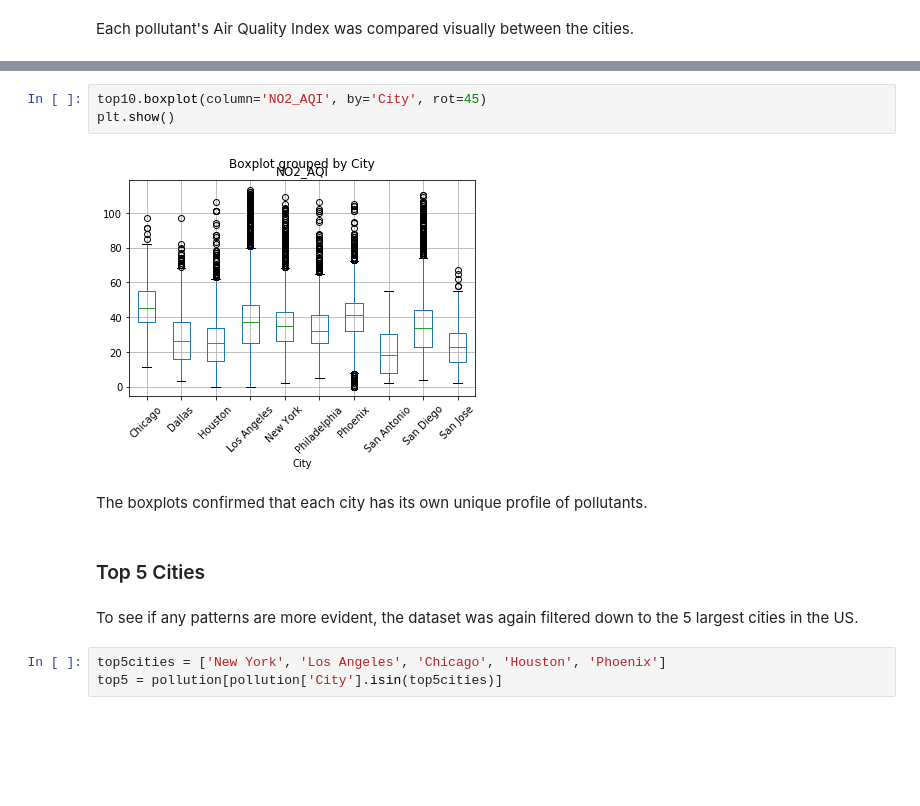
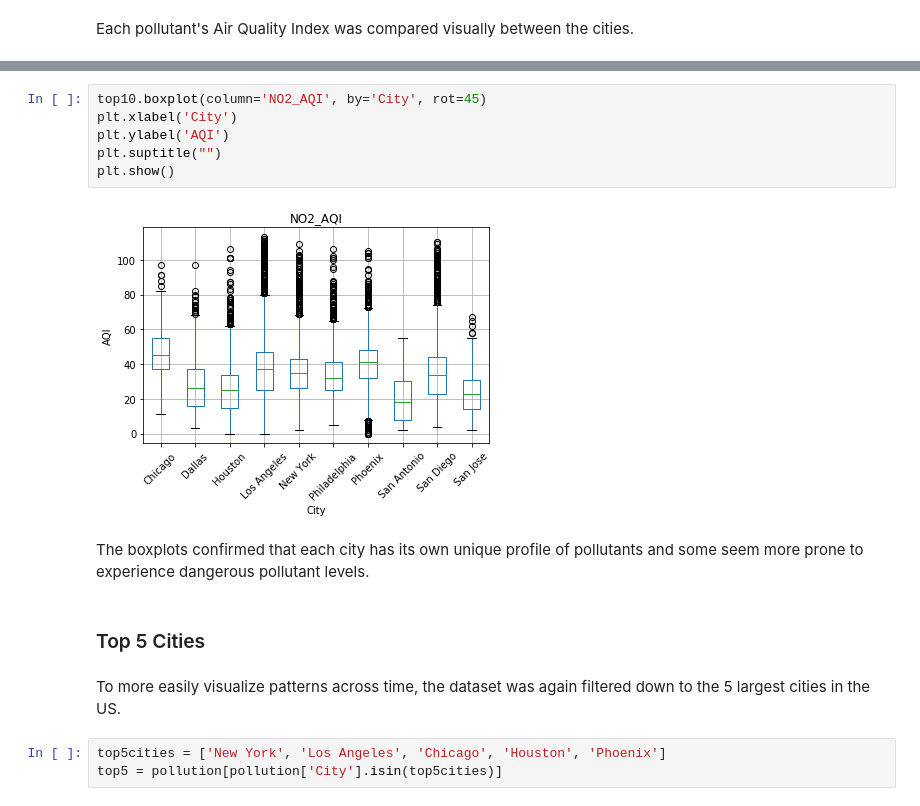
Before and after one commit to bouncebarkrun/Springboard-Data-Science-Career-Track, a Jupyter notebook: 1st Capstone Project/Capstone 1 EDA.ipynb, the cells around one changed output, grey strips where cells are left out. Drawn from its saved outputs; the diff is of its cells as text; blank space fills up the shorter version.

```diff
--- a/1st Capstone Project/Capstone 1 EDA.ipynb
+++ b/1st Capstone Project/Capstone 1 EDA.ipynb
@@ -164,14 +192,17 @@ plt.show()
 # %%
 top10.boxplot(column='NO2_AQI', by='City', rot=45)
+plt.xlabel('City')
+plt.ylabel('AQI')
+plt.suptitle("")
 plt.show()
 # %% [output]
-[figure, old version]
+[figure, new version]
 # %% [markdown]
-The boxplots confirmed that each city has its own unique profile of pollutants.
+The boxplots confirmed that each city has its own unique profile of pollutants and some seem more prone to experience dangerous pollutant levels.
 # %% [markdown]
 ### Top 5 Cities
 # %% [markdown]
-To see if any patterns are more evident, the dataset was again filtered down to the 5 largest cities in the US.
+To more easily visualize patterns across time, the dataset was again filtered down to the 5 largest cities in the US.
 # %%
 top5cities = ['New York', 'Los Angeles', 'Chicago', 'Houston', 'Phoenix']
 top5 = pollution[pollution['City'].isin(top5cities)]
```
Also changed, not shown: parts of 20 cells of this notebook.
